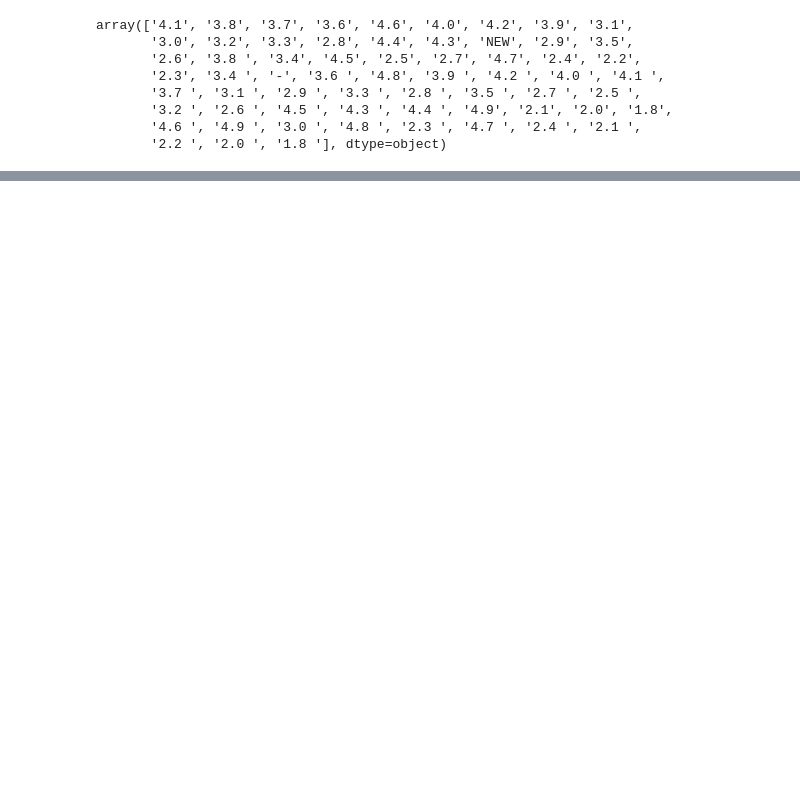
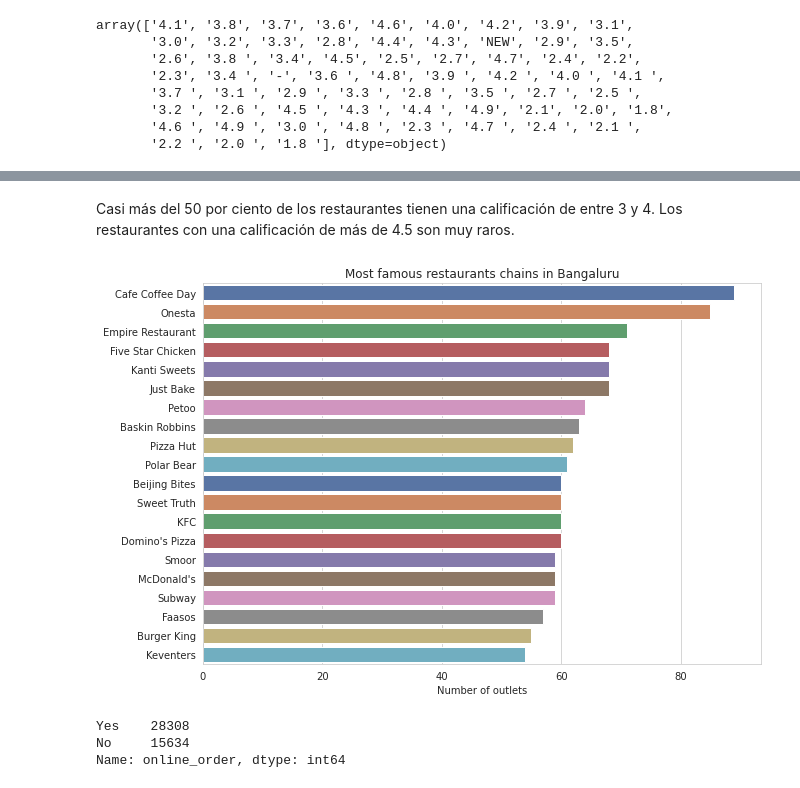
Before and after one commit to Data-Analysis-Projects-Udemy/Project-3-Geospatial-Analysis-Project, a Jupyter notebook: Zomato_EDA.ipynb, the cells around one changed output, grey strips where cells are left out. Saved outputs shown, nothing was run; the diff lists cells and outputs as text; code cells hidden in the pictures; blank space fills up the shorter version.

```diff
--- a/Zomato_EDA.ipynb
+++ b/Zomato_EDA.ipynb
@@ -143,0 +178,17 @@ df['rate']=df['rate'].astype(float)
+# %% [markdown]
+Casi más del 50 por ciento de los restaurantes tienen una calificación de entre 3 y 4. Los restaurantes con una calificación de más de 4.5 son muy raros.
+# %%
+plt.figure(figsize=(10,7))
+chains=df['name'].value_counts()[0:20]
+sns.barplot(x=chains,y=chains.index,palette='deep')
+plt.title("Most famous restaurants chains in Bangaluru")
+plt.xlabel("Number of outlets")
+plt.savefig("./images/most.png")
+# %% [output]
+[figure, added]
+# %%
+df["online_order"].value_counts()
+# %% [output]
+Yes    28308
+No     15634
+Name: online_order, dtype: int64
```
Also changed, not shown: parts of 9 cells of this notebook, 8 other files.
